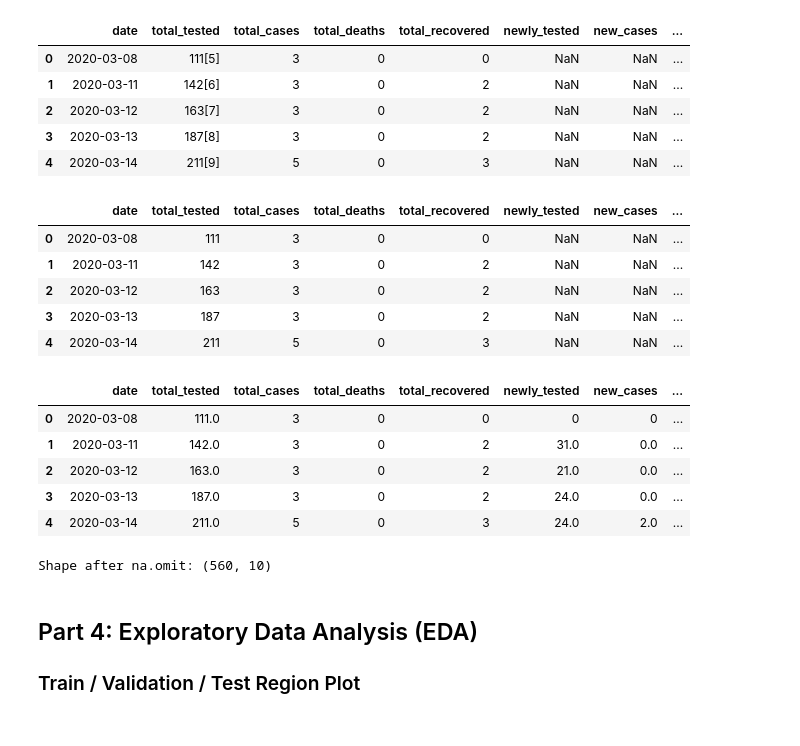
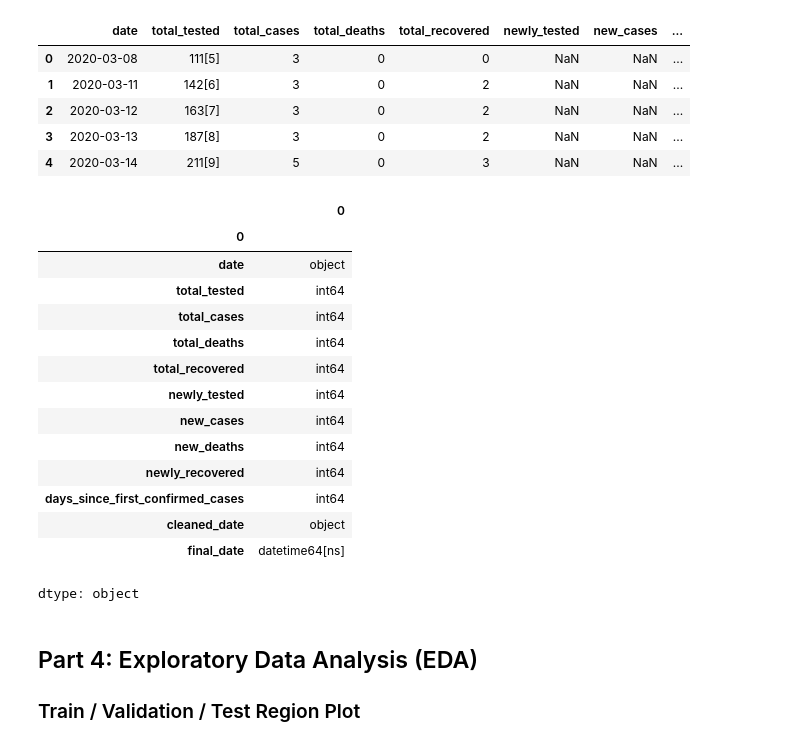
Before and after one commit to Sahadat97/COVID-19-Bangladesh-EDA-and-Daily-Cases-Prediction, a Jupyter notebook: COVID19_Bangladesh.ipynb, the cells around one changed output. Cells and saved outputs as stored; diff of their text form; code cells hidden in the pictures.

```diff
--- a/COVID19_Bangladesh.ipynb
+++ b/COVID19_Bangladesh.ipynb
@@ -178,16 +115,9 @@ df.head()
 # %%
-# Fixed total tested colums since it contains reference number for wikipedia
-df['total_tested'] = df['total_tested'].astype(str).str.replace(r'\[.*?\]', '', regex=True)
-df.head()
+# Fixed total tested and newly tested columns since it contains reference number from wikipedia
+df['total_tested'] = df['total_tested'].str.extract(r'^(\d+)')
+df['newly_tested'] = df['newly_tested'].str.extract(r'^(\d+)')
-# %% [output]
-|  | date | total_tested | total_cases | total_deaths | total_recovered | newly_tested | new_cases | ... |
-| 0 | 2020-03-08 | 111 | 3 | 0 | 0 | NaN | NaN | ... |
-| 1 | 2020-03-11 | 142 | 3 | 0 | 2 | NaN | NaN | ... |
-| 2 | 2020-03-12 | 163 | 3 | 0 | 2 | NaN | NaN | ... |
-| 3 | 2020-03-13 | 187 | 3 | 0 | 2 | NaN | NaN | ... |
-| 4 | 2020-03-14 | 211 | 5 | 0 | 3 | NaN | NaN | ... |
 # %%
-# Fill only the first 8 rows using diff from total columns
+# Fill only the first 8 rows of targeted columns using diff from total columns
 cols_map = {
     'newly_tested': 'total_tested',
     'new_cases':    'total_cases',
@@ -197,7 +127,7 @@ cols_map = {
 
 for new_col, total_col in cols_map.items():
     # Convert to numeric first (removes footnote artifacts like [5], [6])
-    df[total_col] = pd.to_numeric(df[total_col], errors='coerce')
+    df[total_col] = pd.to_numeric(df[total_col])
 
     # Calculate daily difference
     diff = df[total_col].diff()
@@ -231,40 +161,33 @@ for new_col, total_col in cols_map.items():
 # for i, c in enumerate(df.columns):
 #     print(f"  [{i}] {c}")
 # %%
-# ── Parse date column  ──
-df['date'] = pd.to_datetime(df['date'], errors='coerce')
-
-
-# ── Fill NA in daily-change columns with 0 ──
+# ── Fill NA in daily-change columns with 0 and covert columns to numeric──
 daily_cols = [
     'newly_tested',
     'new_cases',
     'new_deaths',
     'newly_recovered',
 ]
-df[daily_cols] = df[daily_cols].fillna('0')
-
-
-df.head()
+df[daily_cols] = df[daily_cols].fillna('0').astype(int)
-# %% [output]
-|  | date | total_tested | total_cases | total_deaths | total_recovered | newly_tested | new_cases | ... |
-| 0 | 2020-03-08 | 111.0 | 3 | 0 | 0 | 0 | 0 | ... |
-| 1 | 2020-03-11 | 142.0 | 3 | 0 | 2 | 31.0 | 0.0 | ... |
-| 2 | 2020-03-12 | 163.0 | 3 | 0 | 2 | 21.0 | 0.0 | ... |
-| 3 | 2020-03-13 | 187.0 | 3 | 0 | 2 | 24.0 | 0.0 | ... |
-| 4 | 2020-03-14 | 211.0 | 5 | 0 | 3 | 24.0 | 2.0 | ... |
 # %%
-# ── Convert all non-date columns to numeric (strip commas first) ──────────────
-
-non_date_cols = [c for c in df.columns if c != 'date']
-for col in non_date_cols:
-    df[col] = pd.to_numeric(
-        df[col].astype(str).str.replace(',', '', regex=False),
-        errors='coerce'
-    )
-
-# ── Drop rows with any NA ──
-df = df.dropna().reset_index(drop=True)
-print("Shape after na.omit:", df.shape)
+# ── Convert the rest of the columns into numeric ──
+df['days_since_first_confirmed_cases'] = pd.to_numeric(df['days_since_first_confirmed_cases'])
-# %% [output]
-Shape after na.omit: (560, 10)
+# %%
+# Checking the data structure of the columns
+df.dtypes
+# %% [output]
+|  | 0 |
+| 0 |  |
+| date | object |
+| total_tested | int64 |
+| total_cases | int64 |
+| total_deaths | int64 |
+| total_recovered | int64 |
+| newly_tested | int64 |
+| new_cases | int64 |
+| new_deaths | int64 |
+| newly_recovered | int64 |
+| days_since_first_confirmed_cases | int64 |
+| cleaned_date | object |
+| final_date | datetime64[ns] |
+dtype: object
```
Also changed, not shown: parts of 18 cells of this notebook.
